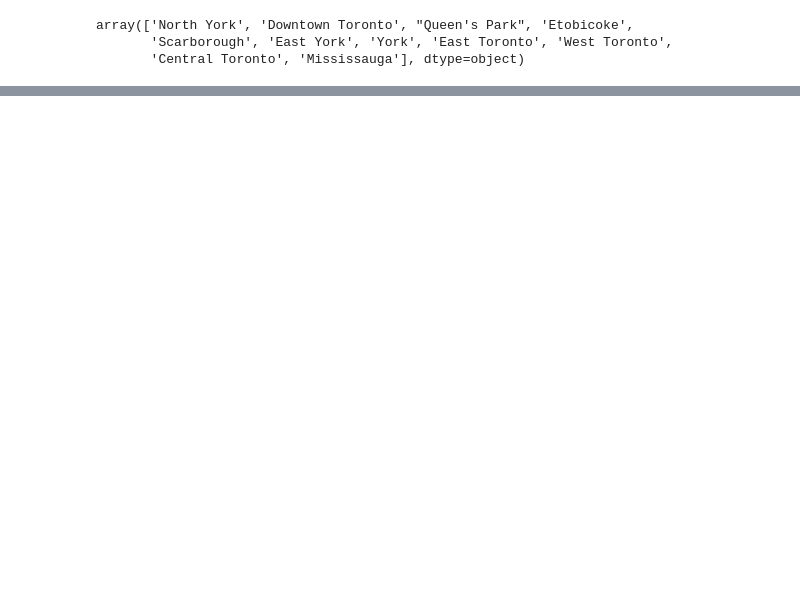
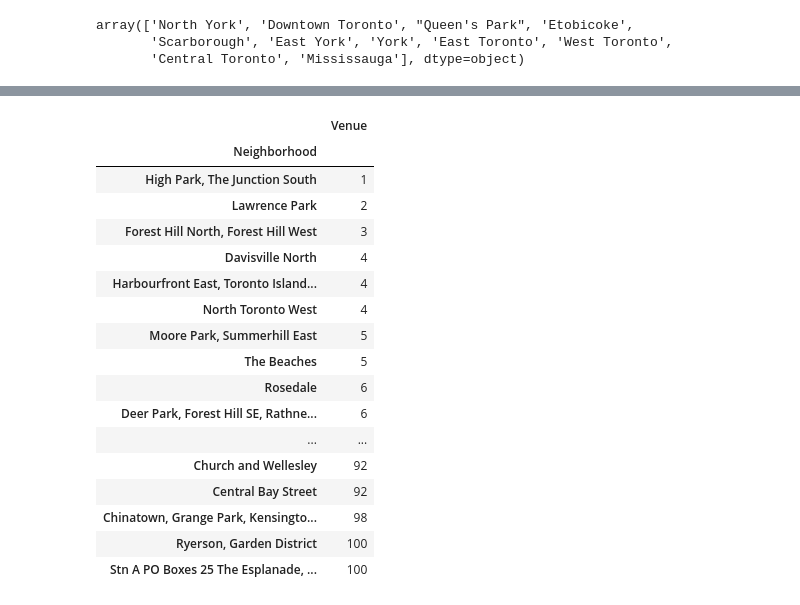
Before and after one commit to rareal/Coursera_Capstone, a Jupyter notebook: Toronto_neigh_Cluster.ipynb, the cells around one changed output, grey strips where cells are left out. Cells and saved outputs as stored; diff of their text form; code cells hidden in the pictures; blank space fills up the shorter version.

```diff
--- a/Toronto_neigh_Cluster.ipynb
+++ b/Toronto_neigh_Cluster.ipynb
@@ -87,0 +348,22 @@ foursquare_cred = pd.read_csv('foursquare_cred') # saved locally and ignored in
+# %%
+# count venues per Neighborhood
+toronto_venues.groupby('Neighborhood').count()[['Venue']].sort_values(by='Venue')
+# %% [output]
+|  | Venue |
+| Neighborhood |  |
+| High Park, The Junction South | 1 |
+| Lawrence Park | 2 |
+| Forest Hill North, Forest Hill West | 3 |
+| Davisville North | 4 |
+| Harbourfront East, Toronto Island... | 4 |
+| North Toronto West | 4 |
+| Moore Park, Summerhill East | 5 |
+| The Beaches | 5 |
+| Rosedale | 6 |
+| Deer Park, Forest Hill SE, Rathne... | 6 |
+| ... | ... |
+| Church and Wellesley | 92 |
+| Central Bay Street | 92 |
+| Chinatown, Grange Park, Kensingto... | 98 |
+| Ryerson, Garden District | 100 |
+| Stn A PO Boxes 25 The Esplanade, ... | 100 |
```
Also changed, not shown: parts of 37 cells of this notebook, 1 other file.
